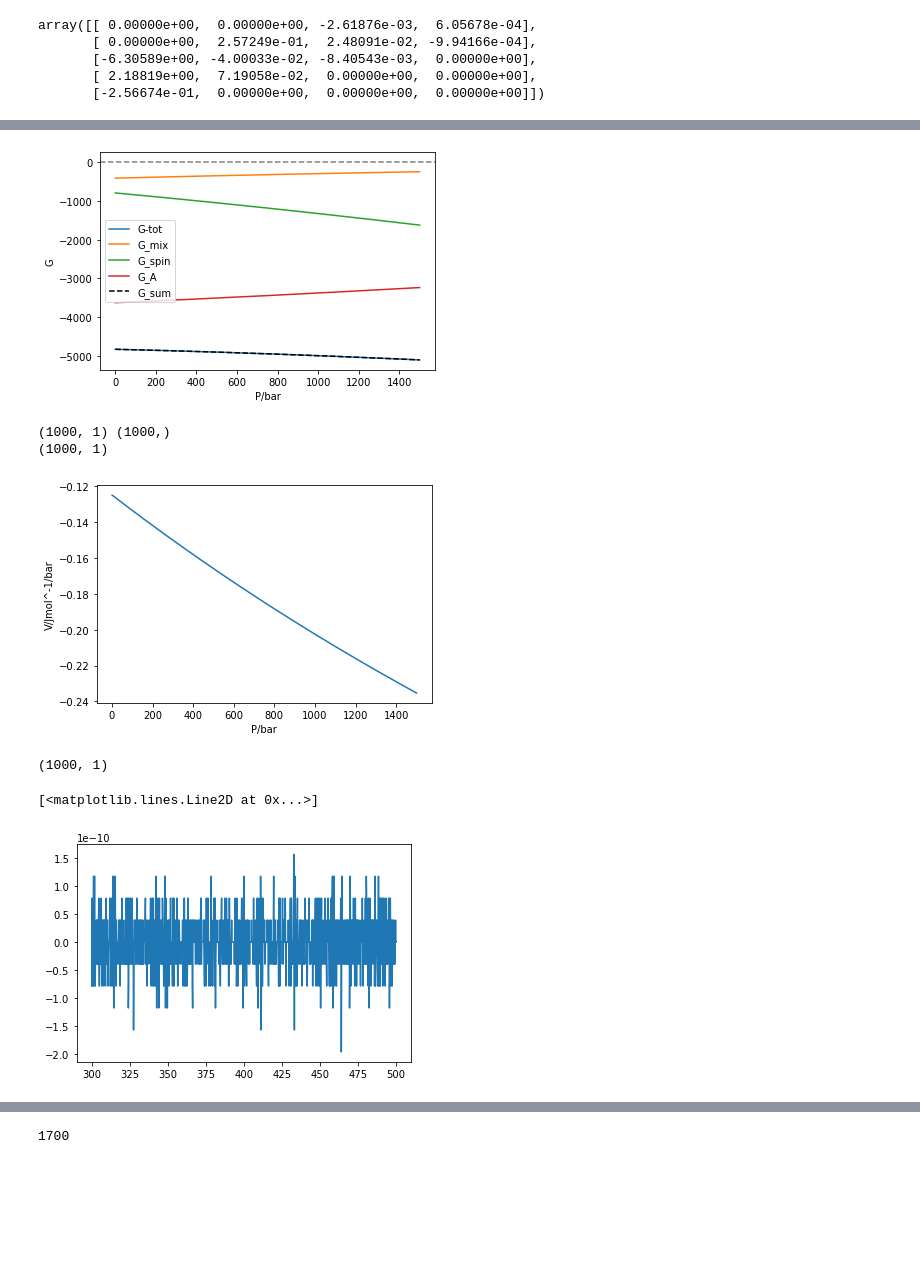
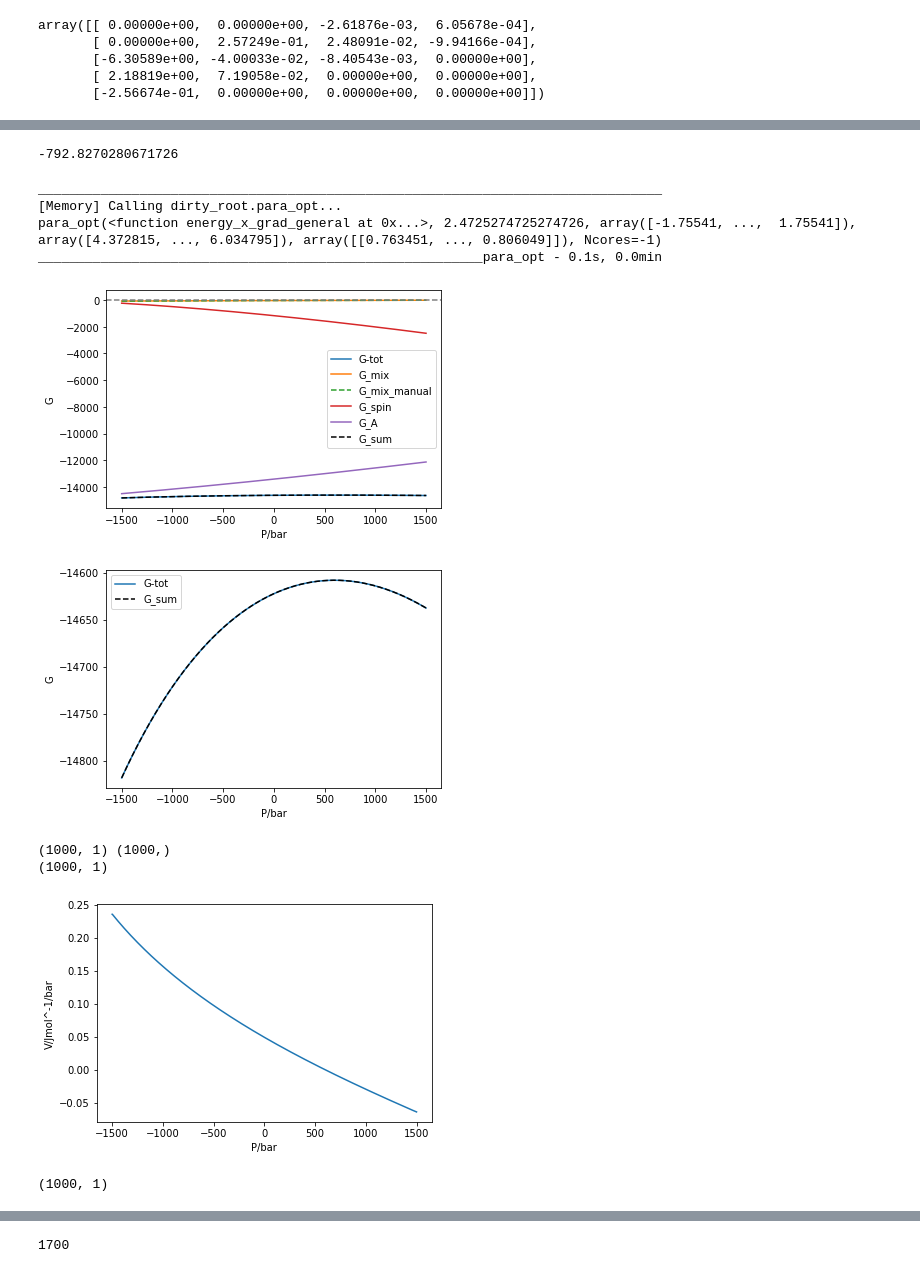
Before and after one commit to chappertron/TSEOS, a Jupyter notebook: testing_the_model.ipynb, the cells around one changed output, grey strips where cells are left out. Cells and saved outputs as stored; diff of their text form; code cells hidden in the pictures; blank space fills up the shorter version.

```diff
--- a/testing_the_model.ipynb
+++ b/testing_the_model.ipynb
@@ -119,6 +125,10 @@ for p in bid.convert_P(presses):
 
 rho = bid.rho(300,presses).T
 # %%
+presses = np.linspace(-1500, 1500, 1000)
+temps = np.linspace(300, 500, 1000)
+
+
 V = bid.vol(300,presses).T
 rho = bid.rho(300, presses).T
 alpha = bid.alpha(temps,presses).T
@@ -133,47 +208,83 @@ array([[ 0.00000e+00,  0.00000e+00, -2.61876e-03,  6.05678e-04],
+# %%
+spinner = bid.spinner
+
+
+delT = bid.convert_T(300)-1
+
+(spinner.polyA(delT) * (bid.convert_P(1) - spinner.polyPs(delT))**(3/2))*bid.R*bid.Tc
+# %% [output]
+-792.8270280671726
+# %%
+G_conv = bid.R*bid.Tc
+
+T=450
+
+
+x = bid.x(T,presses)
+
+mixer = bid.mixer
+
+That,Phat = bid.convert_TP(T,presses)
+
+mixer_manual = G_conv * mixer.energy_free_x(That,Phat,x).T
+# %% [output]
+________________________________________________________________________________
+[Memory] Calling dirty_root.para_opt...
+para_opt(<function energy_x_grad_general at 0x...>, 2.4725274725274726, array([-1.75541, ...,  1.75541]), array([4.372815, ..., 6.034795]), array([[0.763451, ..., 0.806049]]), Ncores=-1)
+_________________________________________________________para_opt - 0.1s, 0.0min
 # %%
 # plt.plot(presses,rho)
-That,Phat = bid.convert_TP(300,presses)
+That,Phat = bid.convert_TP(T,presses)
 
 G_conv = bid.R*bid.Tc
 
-G = bid.energy(300,presses).T
+G = bid.energy(T,presses).T
 G_mix = G_conv*bid.mixer.energy(That,Phat).T
 G_spin = G_conv*bid.spinner.energy(That,Phat).T
 G_A = G_conv*bid.gibbs_A.energy(That,Phat).T.reshape(G_spin.shape)
 
+
+
 plt.plot(presses,G,label='G-tot')
 plt.plot(presses,G_mix,label='G_mix')
+plt.plot(presses,mixer_manual,label='G_mix_manual',ls ='--')
 plt.plot(presses,G_spin,label='G_spin')
 plt.plot(presses,G_A,label='G_A')
 plt.plot(presses,G_A+G_spin+G_mix,'k--',label='G_sum')
 plt.xlabel('P/bar')
 plt.ylabel('G')
 plt.axhline(0,ls='--',c='grey')
 plt.legend()
+
 plt.show()
+
+plt.plot(presses,G,label='G-tot')
+plt.plot(presses,G_A+G_spin+G_mix,'k--',label='G_sum')
+plt.xlabel('P/bar')
+plt.ylabel('G')
+#plt.axhline(0,ls='--',c='grey')
+plt.legend()
+plt.show()
+
 print(G.shape,presses.shape)
-V_mol = np.gradient(G,presses,axis=0)
-
+V_mol = np.gradient(G,presses,axis=0) # units = J/mol/bar = J/mol/(1e5 J/m^3) = 1e-5 m^3/mol
+rho = 1/V_mol
 print(V_mol.shape)
 
 plt.plot(presses,V_mol)
 
 plt.xlabel('P/bar')
 plt.ylabel('V/Jmol^-1/bar')
 plt.show()
 # %% [output]
-[figure, old version]
+[figure, new version]
+[figure, new version]
 (1000, 1) (1000,)
 (1000, 1)
-[figure, old version]
+[figure, added]
 # %%
 (G_mix+G_spin+G_A).shape
 
 G_A.shape
 # %% [output]
 (1000, 1)
-# %%
-plt.plot(temps,alpha[0])
-# %% [output]
-[<matplotlib.lines.Line2D at 0x...>]
-[figure, removed]
```
Also changed, not shown: parts of 9 cells of this notebook, 1 other file.
